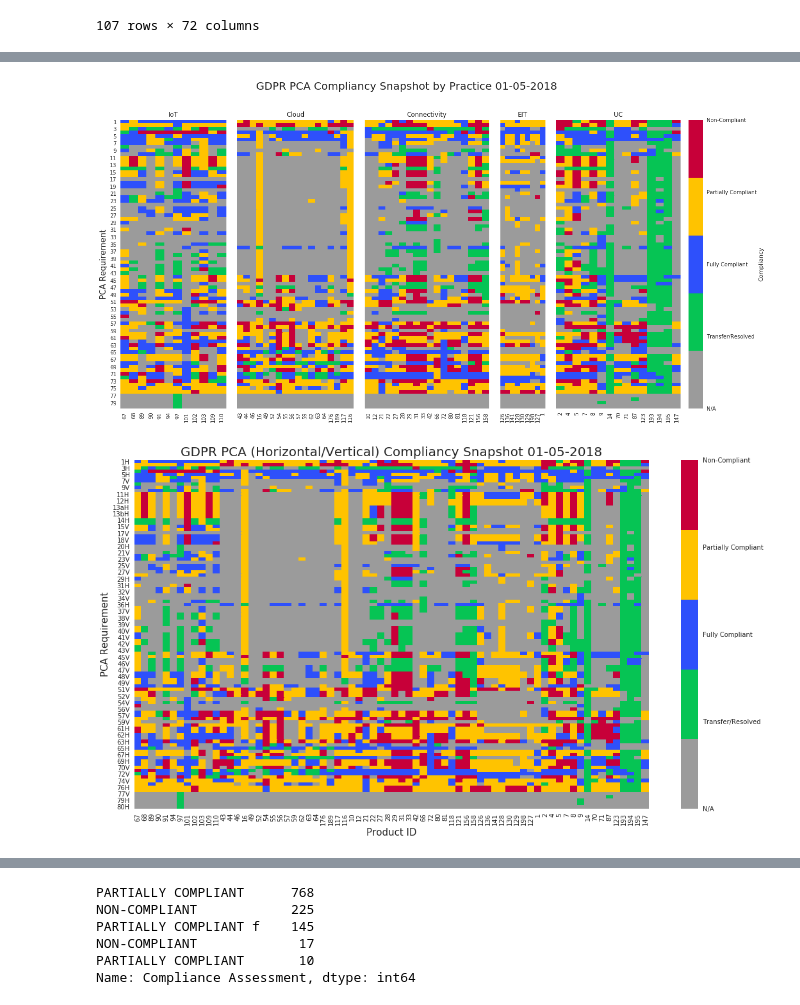
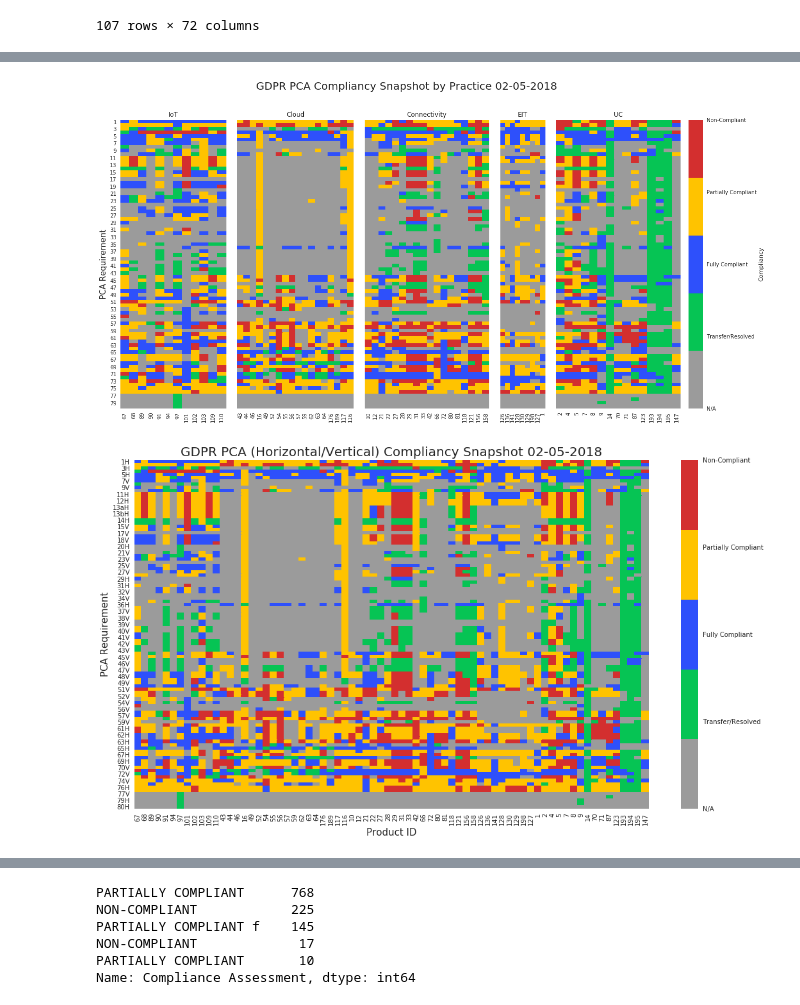
Before and after one commit to billyoconnor/DRC-GDPR, a Jupyter notebook: Compliancy-Heatmap.ipynb, the cells around one changed output, grey strips where cells are left out. Cells and saved outputs as stored; diff of their text form; code cells hidden in the pictures.

Commit message:
checkpoint before major run

```diff
--- a/Compliancy-Heatmap.ipynb
+++ b/Compliancy-Heatmap.ipynb
@@ -14,6 +14,18 @@ from datetime import datetime, timedelta, date
 #sns.set(style="whitegrid", context="talk")
 sns.set(style="whitegrid")
 sns.set_color_codes("dark")
+
+#GREY = '#ABB2B9'
+#GREEN = '#4CAF50'
+#BLUE = '#1565C0'
+#AMBER = '#FF9800'
+#RED = '#D32F2F'
+
+GREY = '#9B9B9B'
+GREEN = '#06C454'
+BLUE = '#2E50FB'
+AMBER = '#FFC300'
+RED = '#D32F2F'
 
 PCA_COMPLIANCE = {
     'NON-COMPLIANT':5,
@@ -50,4 +62,21 @@ SCA_COMPLIANCE = {
     '5 - Substantially adequate / Compliant':5
 }
 
+SCA_COMPLIANCE_INVERSE = {
+    0:'0 - n/a',
+    1:'1 - Very Inadequate / Major Non-Conformity',
+    2:'2 - Inadequate / Minor Non-Conformity (high severity)',
+    3:'3 - Partially adequate / Minor Non-Conformity (low severity)',
+    4:'4 - Broadly adequate / Observation',
+    5:'5 - Substantially adequate / Compliant'
+}
+
 today = datetime.now().strftime('%d-%m-%Y')
+week_num = datetime.today().strftime('%Y Week %W')
+
+week = datetime.today().strftime('%W')
+
+default_date_v = date(2018,10,31)
+default_date_h = date(2018,5,25)
+
+print default_date_v.strftime('%d/%m/%Y')
@@ -92,7 +136,9 @@ total 516
 -rw-rw-r-- 1 andy 172708 May  1 10:15 EPS_PCA_Heatmap_27 Apr18.xlsx
 -rw-rw-r-- 1 andy  33339 May  1 11:23 GDPR_Heatmaps_270418.xlsx
 # %%
-pca_baseline = pd.read_excel('./heatmap_baseline/EPS_PCA_Heatmap_27 Apr18_v2.xlsx')
+#Note: going forward, read in the baseline from the previous snapshot.
+
+pca_baseline = pd.read_excel('./heatmap_baseline/EPS_PCA_Heatmap_27 Apr18_v3.xlsx')
 pca_baseline.head()
 # %% [output]
 |  | 67 | 68 | 89 | 90 | 91 | 94 | 97 | 101 | 102 | 103 | ... | ... |
@@ -177,7 +223,7 @@ PRACTICE = 'ALL'
 
 iot_set = set([67,68,89,90,91,94,97,101,102,103,109,110])
 cloud_set = set([43,44,46,16,49,52,54,55,56,57,59,62,63,64,176,189,117,116])
-connectivity_set = set([10,12,21,22,27,28,29,31,33,42,66,72,80,81,118,121,156,158])
+connectivity_set = set([10,12,21,22,24,27,28,29,31,33,42,66,72,80,81,118,121,156,158])
 eit_set = set([126,136,141,128,130,129,198,127,1])
 uc_set = set([2,4,5,7,8,9,14,70,71,87,123,193,194,195,147])
 
@@ -517,11 +569,17 @@ f, (ax, ax1, ax2, ax3, ax4) = plt.subplots(ncols=5, sharex=False, sharey=True, f
 f.subplots_adjust(hspace=0.1,wspace=0.1)
 #f.subplots_adjust(right=0.5)
 
-cmap=mcolors.ListedColormap(['#9B9B9B',
-                             '#06C454',
-                             '#2E50FB',
-                             '#FFC300',
-                             '#C70039'])
+#cmap=mcolors.ListedColormap(['#9B9B9B',
+#                             '#06C454',
+#                             '#2E50FB',
+#                             '#FFC300',
+#                             '#C70039'])
+cmap=mcolors.ListedColormap([GREY,
+                             GREEN,
+                             BLUE,
+                             AMBER,
+                             RED])
+
 
 title = "GDPR PCA Compliancy Snapshot by Practice "+today
 f.suptitle(title, size=20)
@@ -552,9 +610,9 @@ cbar.set_ticklabels(['N/A',
                      'Partially Compliant',
                      'Non-Compliant'])
 
-f.savefig("./Reports/Baseline-Per-Practice-Heatmap-"+today+".png")
+f.savefig(OUTPUT_BASE_DIR+"/Baseline-Per-Practice-Heatmap-"+today+".png")
 # %% [output]
-[figure, old version]
+[figure, new version]
 # %%
 input_heatmap.fillna(1,inplace=True)
 input_heatmap
@@ -564,24 +622,24 @@ output_writer.save()
 # %%
 f, ax = plt.subplots(figsize=(18, 10))
 #f.colorbar
-cmap=mcolors.ListedColormap(['#9B9B9B',
-                             '#06C454',
-                             '#2E50FB',
-                             '#FFC300',
-                             '#C70039'])
+cmap=mcolors.ListedColormap([GREY,
+                             GREEN,
+                             BLUE,
+                             AMBER,
+                             RED])
 
 zx = sns.heatmap(input_heatmap, ax=ax, square=False, cmap=cmap)
 title = "GDPR PCA (Horizontal/Vertical) Compliancy Snapshot "+today
 plt.title(title, size=20)
 plt.xlabel('Product ID', size=15)
 plt.ylabel('PCA Requirement', size=15)
 cbar = zx.collections[0].colorbar
 cbar.set_ticks([1, 2, 3, 4, 5])
 cbar.set_ticklabels(['N/A',
                      'Transfer/Resolved',
                      'Fully Compliant',
                      'Partially Compliant',
                      'Non-Compliant'])
 # %% [output]
-[figure, old version]
+[figure, new version]
 # %%
```
Also changed, not shown: parts of 34 cells of this notebook, 2 other files.
